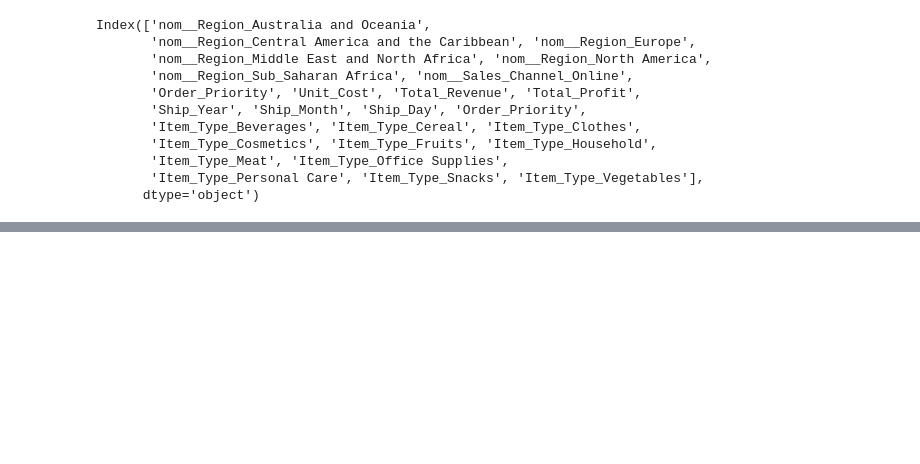
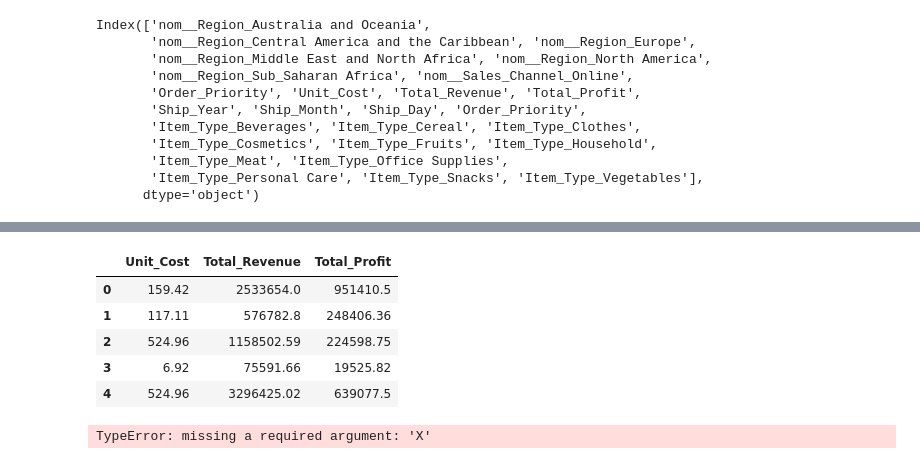
Before and after one commit to anshravalll/Datapractice, a Jupyter notebook: DS_2_Ansh_Raval/Code/sales_lasso.ipynb, the cells around one changed output, grey strips where cells are left out. Cells and saved outputs as stored; diff of their text form; code cells hidden in the pictures; blank space fills up the shorter version.

Commit message:
Adding normalization and standardization to DS 2

```diff
--- a/DS_2_Ansh_Raval/Code/sales_lasso.ipynb
+++ b/DS_2_Ansh_Raval/Code/sales_lasso.ipynb
@@ -301,3 +314,28 @@ Index(['nom__Region_Australia and Oceania',
+# %%
+from sklearn.preprocessing import minmax_scale
+
+minmax_scale(df[numerical_columns])
+df[numerical_columns].head()
+# %% [output]
+|  | Unit_Cost | Total_Revenue | Total_Profit |
+| 0 | 159.42 | 2533654.0 | 951410.5 |
+| 1 | 117.11 | 576782.8 | 248406.36 |
+| 2 | 524.96 | 1158502.59 | 224598.75 |
+| 3 | 6.92 | 75591.66 | 19525.82 |
+| 4 | 524.96 | 3296425.02 | 639077.5 |
+# %%
+from sklearn.preprocessing import StandardScaler
+#Standardization
+scaler = StandardScaler()
+df[['Total_Profit', 'Total_Revenue', 'Unit_Cost']] = scaler.fit_transform(df[['Total_Profit', 'Total_Revenue', 'Unit_Cost']])
+df[['Total_Profit', 'Total_Revenue', 'Unit_Cost']].head()
+
+fig = px.scatter_3d(df, x='Total_Profit', y='Total_Revenue', z='Unit_Cost',
+                    title="3D Scatter Plot: Total Profit, Total Revenue, and Unit Cost",
+                    labels={'Total_Profit': 'Total Profit', 'Total_Revenue': 'Total Revenue', 'Unit_Cost': 'Unit Cost'})
+fig.show()
+# %% [output]
+TypeError: missing a required argument: 'X'
 # %%
 # Step 1: Lasso Regression and Model Evaluation
 
```
Also changed, not shown: parts of 3 cells of this notebook.
